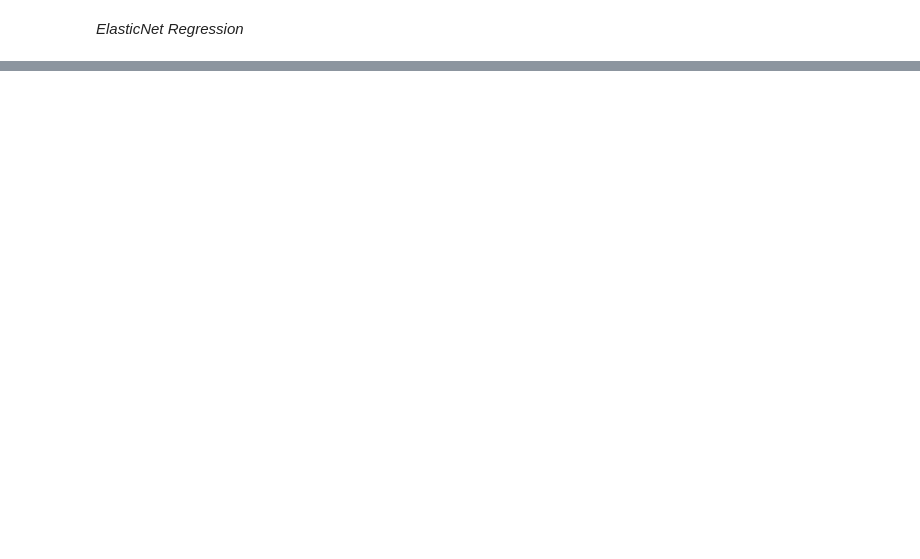
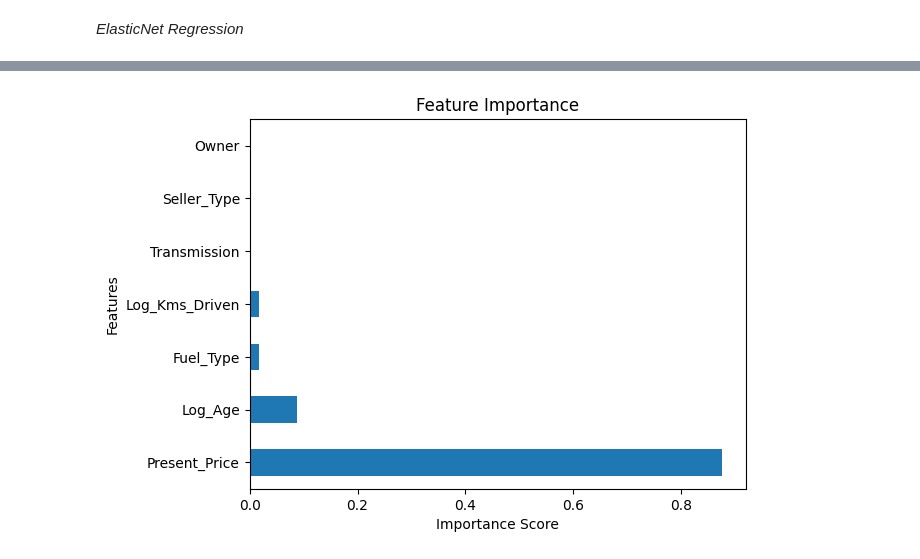
Before and after one commit to AichaELMouta/Books_sales_Regression, a Jupyter notebook: car_price_prediction.ipynb, the cells around one changed output, grey strips where cells are left out. Saved outputs shown, nothing was run; the diff lists cells and outputs as text; code cells hidden in the pictures; blank space fills up the shorter version.

```diff
--- a/car_price_prediction.ipynb
+++ b/car_price_prediction.ipynb
@@ -637,0 +555,3 @@ sns.scatterplot(x=car_data['Age'], y=car_data['Selling_Price'])
+# %%
+X = car_data.drop(['Car_Name','Selling_Price', 'Age', 'Kms_Driven', 'Year'],axis=1)
+Y = car_data['Selling_Price']
@@ -738,0 +872,22 @@ Based on linear regression models, Ridge, Lasso and ElasticNet and thier RMSE, t
+# %%
+R2_values = {
+    'Linear' : R2_tr_lr,
+    'Lasso' : R2_tr_ls,
+    'Ridge' : R2_tr_rdg,
+    'ElasticNet' : R2_tr_els,
+    'RandomForest'  : R2_random_tr,
+    'GradientBoosting' : R2_Grbo_tr
+}
+# Convert dictionary to DataFrame
+df_R2 = pd.DataFrame(list(R2_values.items()), columns=['Model', 'R2'])
+
+# Create bar chart
+fig = px.bar(
+    df_R2,
+    x='Model',
+    y='R2',
+    title='R2 Comparison of Models',
+    text='R2'
+)
+
+fig.show()
@@ -738,0 +896,3 @@ Based on linear regression models, Ridge, Lasso and ElasticNet and thier RMSE, t
+# %%
+for model in R2_values:
+  print(model, R2_values[model])
@@ -738,0 +1006,10 @@ Based on linear regression models, Ridge, Lasso and ElasticNet and thier RMSE, t
+# %%
+model.fit(X_train, Y_train)
+importance = model.feature_importances_
+
+import pandas as pd
+
+feature_importance = pd.Series(importance, index=X.columns)
+feature_importance = feature_importance.sort_values(ascending=False)
+
+print(feature_importance)
@@ -738,0 +1025,8 @@ Based on linear regression models, Ridge, Lasso and ElasticNet and thier RMSE, t
+# %%
+feature_importance.plot(kind="barh")
+plt.title("Feature Importance")
+plt.xlabel("Importance Score")
+plt.ylabel("Features")
+plt.show()
+# %% [output]
+[figure, added]
```
Also changed, not shown: parts of 85 cells of this notebook.
